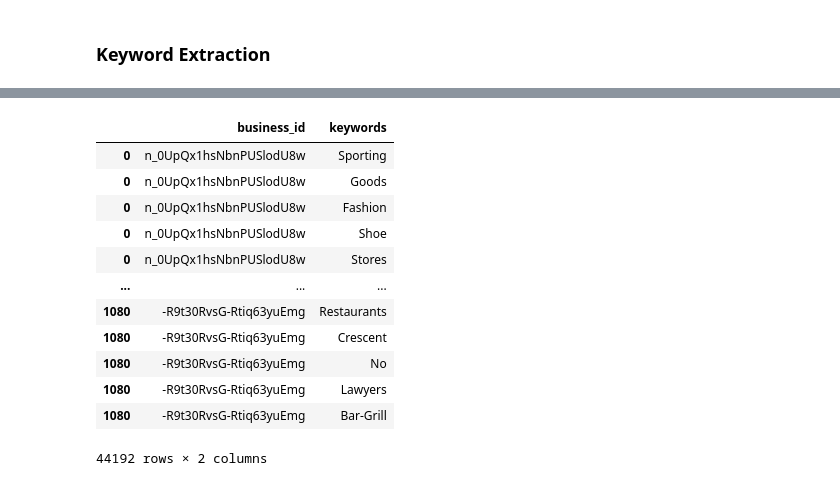
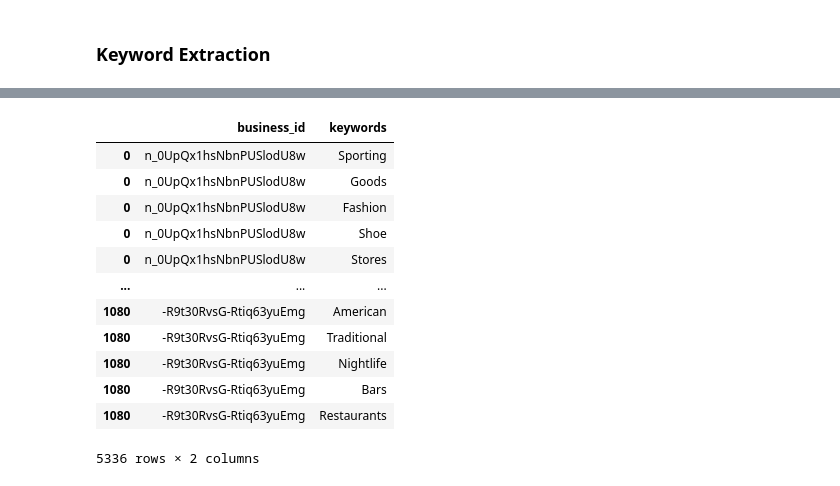
Before and after one commit to CWRU-SUSD-Group-Project/sus-data-science, a Jupyter notebook: 01_preprocessing.ipynb, the cells around one changed output, grey strips where cells are left out. Saved outputs shown, nothing was run; the diff lists cells and outputs as text; code cells hidden in the pictures.

Commit message:
added top 5 frequent keywords functionality to keyword extraction

```diff
--- a/01_preprocessing.ipynb
+++ b/01_preprocessing.ipynb
@@ -43,7 +43,7 @@ SAMPLE = False
 # %% [markdown]
 ## Users
 # %%
-file_name = f"data/01_cleaned/{'sample_' if SAMPLE else ''}users.json"
+file_name = f"data/01_cleaned/{'sample/' if SAMPLE else ''}users.json"
 with open(file_name, "r") as f:
     users = [json.loads(line) for line in f]
 # %%
@@ -411,6 +433,6 @@ for business in businesses:
     business_keywords_combined[business_id].extend(business_keywords[business_id]["name"])
 
 
-# keep only the top 5 most frequent words for each busineess in reviews
-business_keywords_combined = {business_id: Counter(keywords).most_common(5) for business_id, keywords in business_keywords_combined.items()}
+# Keep only the top 5 most frequent words for each business without including the count in the list
+business_keywords_combined = {business_id: [word for word, _ in Counter(business_keywords_combined[business_id]).most_common(5)] for business_id in business_keywords_combined.keys()}
 business_keywords_combined
@@ -423,23 +481,24 @@ for business in businesses:
 # %%
 # Make business_keywords_combined into a data frame
 business_keywords_df = pd.DataFrame(business_keywords_combined.items(), columns=["business_id", "keywords"])
 
 # separate each keyword into a new row
 business_keywords_df = business_keywords_df.explode("keywords")
+business_keywords_df
 # %% [output]
 |  | business_id | keywords |
 | 0 | n_0UpQx1hsNbnPUSlodU8w | Sporting |
 | 0 | n_0UpQx1hsNbnPUSlodU8w | Goods |
 | 0 | n_0UpQx1hsNbnPUSlodU8w | Fashion |
 | 0 | n_0UpQx1hsNbnPUSlodU8w | Shoe |
 | 0 | n_0UpQx1hsNbnPUSlodU8w | Stores |
 | ... | ... | ... |
+| 1080 | -R9t30RvsG-Rtiq63yuEmg | American |
+| 1080 | -R9t30RvsG-Rtiq63yuEmg | Traditional |
+| 1080 | -R9t30RvsG-Rtiq63yuEmg | Nightlife |
+| 1080 | -R9t30RvsG-Rtiq63yuEmg | Bars |
 | 1080 | -R9t30RvsG-Rtiq63yuEmg | Restaurants |
-| 1080 | -R9t30RvsG-Rtiq63yuEmg | Crescent |
-| 1080 | -R9t30RvsG-Rtiq63yuEmg | No |
-| 1080 | -R9t30RvsG-Rtiq63yuEmg | Lawyers |
-| 1080 | -R9t30RvsG-Rtiq63yuEmg | Bar-Grill |
-44192 rows × 2 columns
+5336 rows × 2 columns
 # %%
 
 # create a new file to store two columns business_id and list of keywords for that business
```
Also changed, not shown: parts of 8 cells of this notebook.
